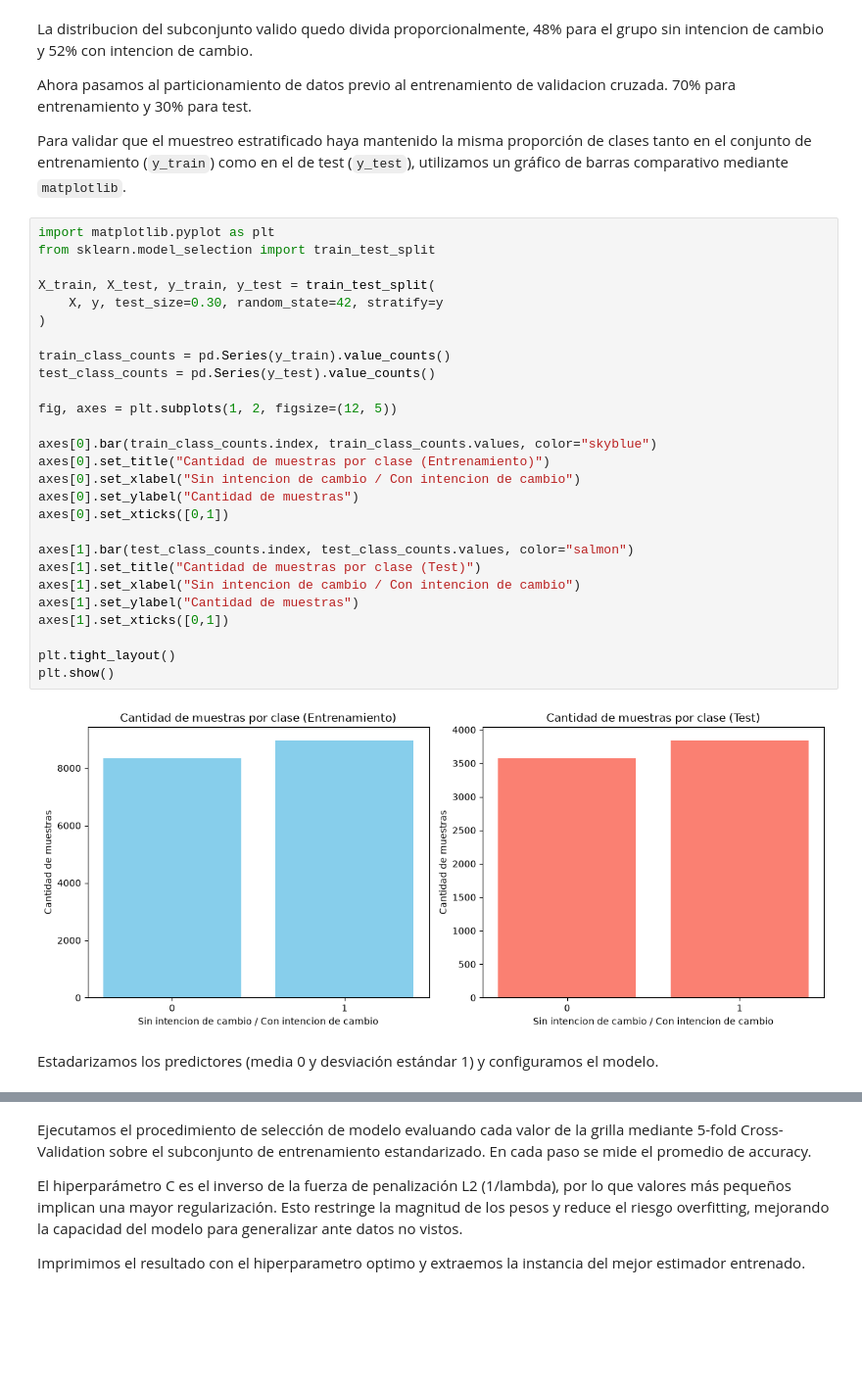
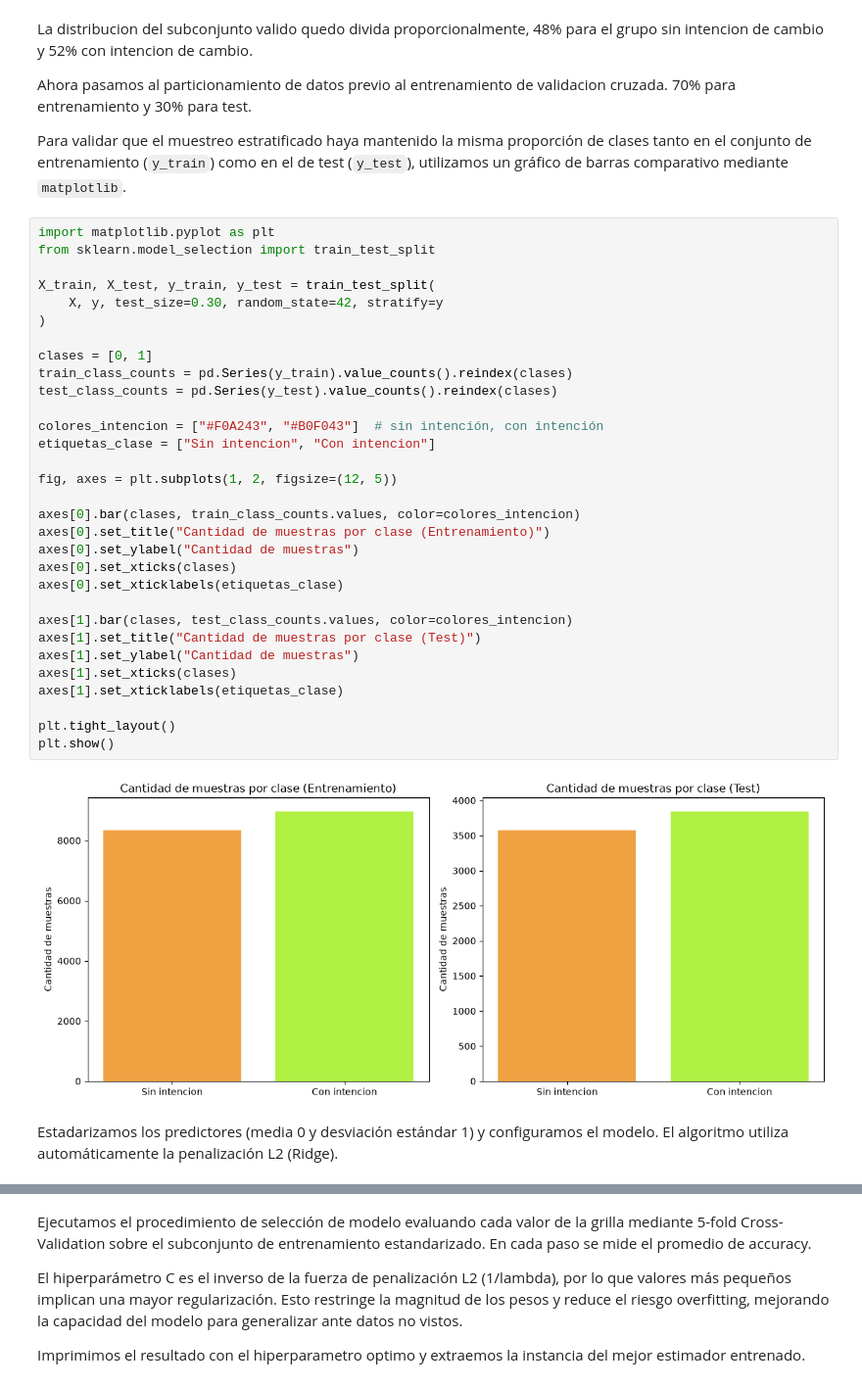
Before and after one commit to MateoGarrido13/StackOverflow-G23, a Jupyter notebook: Grupo23-Fund_C_Datos-StackOverflow.ipynb, the cells around one changed output, grey strips where cells are left out. Shown at 98% size. Drawn from its saved outputs; the diff is of its cells as text; blank space fills up the shorter version.

Commit message:
Hipotesis_1-NUESTRA_y_visualizacion

```diff
--- a/Grupo23-Fund_C_Datos-StackOverflow.ipynb
+++ b/Grupo23-Fund_C_Datos-StackOverflow.ipynb
@@ -1189,34 +1189,38 @@ Para validar que el muestreo estratificado haya mantenido la misma proporción d
 # %%
 import matplotlib.pyplot as plt
 from sklearn.model_selection import train_test_split
 
 X_train, X_test, y_train, y_test = train_test_split(
     X, y, test_size=0.30, random_state=42, stratify=y
 )
 
-train_class_counts = pd.Series(y_train).value_counts()
-test_class_counts = pd.Series(y_test).value_counts()
+clases = [0, 1]
+train_class_counts = pd.Series(y_train).value_counts().reindex(clases)
+test_class_counts = pd.Series(y_test).value_counts().reindex(clases)
+
+colores_intencion = ["#F0A243", "#B0F043"]  # sin intención, con intención
+etiquetas_clase = ["Sin intencion", "Con intencion"]
 
 fig, axes = plt.subplots(1, 2, figsize=(12, 5))
 
-axes[0].bar(train_class_counts.index, train_class_counts.values, color="skyblue")
+axes[0].bar(clases, train_class_counts.values, color=colores_intencion)
 axes[0].set_title("Cantidad de muestras por clase (Entrenamiento)")
-axes[0].set_xlabel("Sin intencion de cambio / Con intencion de cambio")
 axes[0].set_ylabel("Cantidad de muestras")
-axes[0].set_xticks([0,1])
+axes[0].set_xticks(clases)
+axes[0].set_xticklabels(etiquetas_clase)
 
-axes[1].bar(test_class_counts.index, test_class_counts.values, color="salmon")
+axes[1].bar(clases, test_class_counts.values, color=colores_intencion)
 axes[1].set_title("Cantidad de muestras por clase (Test)")
-axes[1].set_xlabel("Sin intencion de cambio / Con intencion de cambio")
 axes[1].set_ylabel("Cantidad de muestras")
-axes[1].set_xticks([0,1])
+axes[1].set_xticks(clases)
+axes[1].set_xticklabels(etiquetas_clase)
 
 plt.tight_layout()
 plt.show()
 # %% [output]
-[figure, old version]
+[figure, new version]
 # %% [markdown]
-Estadarizamos los predictores (media 0 y desviación estándar 1) y configuramos el modelo.
+Estadarizamos los predictores (media 0 y desviación estándar 1) y configuramos el modelo. El algoritmo utiliza automáticamente la penalización L2 (Ridge).
 # %%
 from sklearn.preprocessing import StandardScaler
 from sklearn.linear_model import LogisticRegression
```
Also changed, not shown: parts of 43 cells of this notebook, 1 other file.
